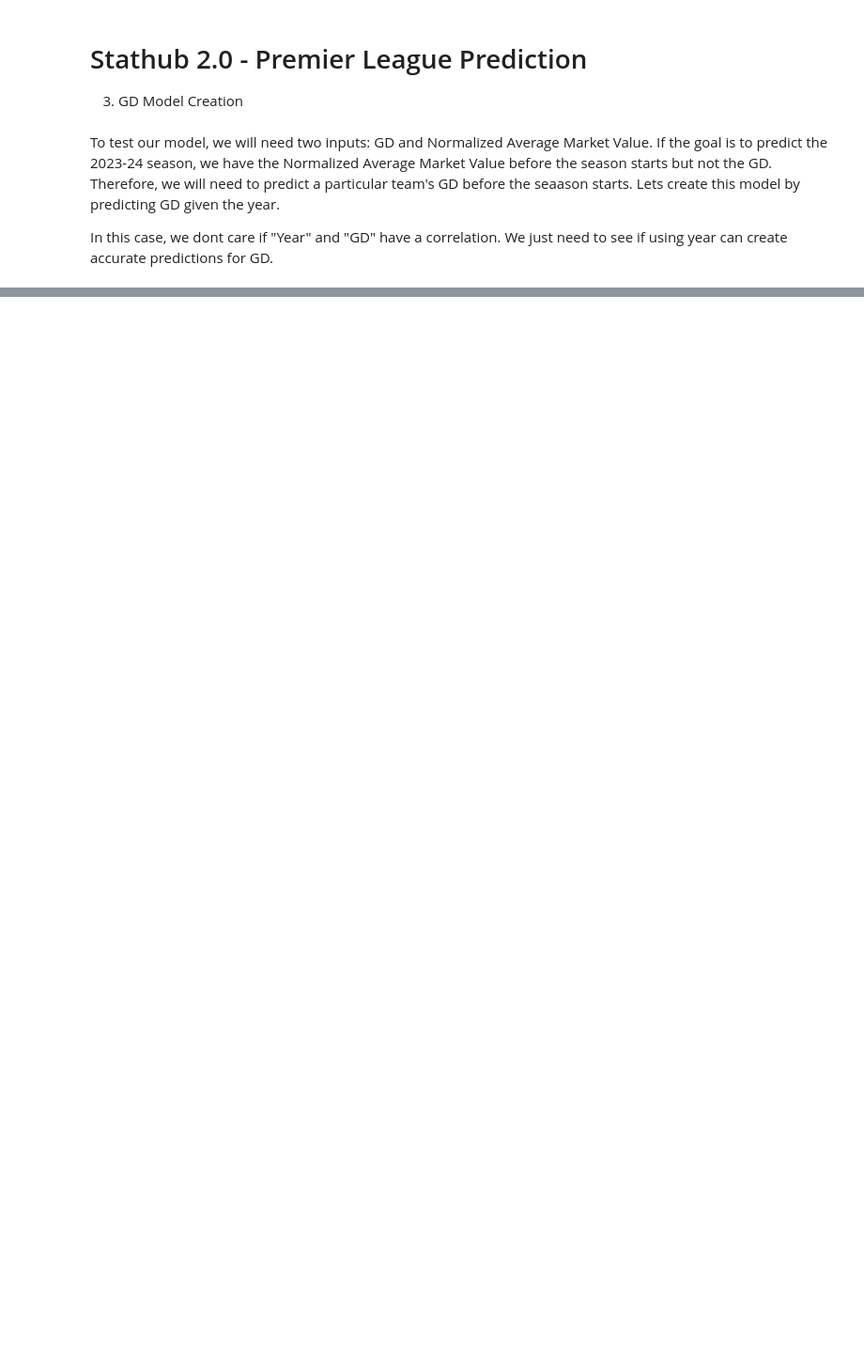
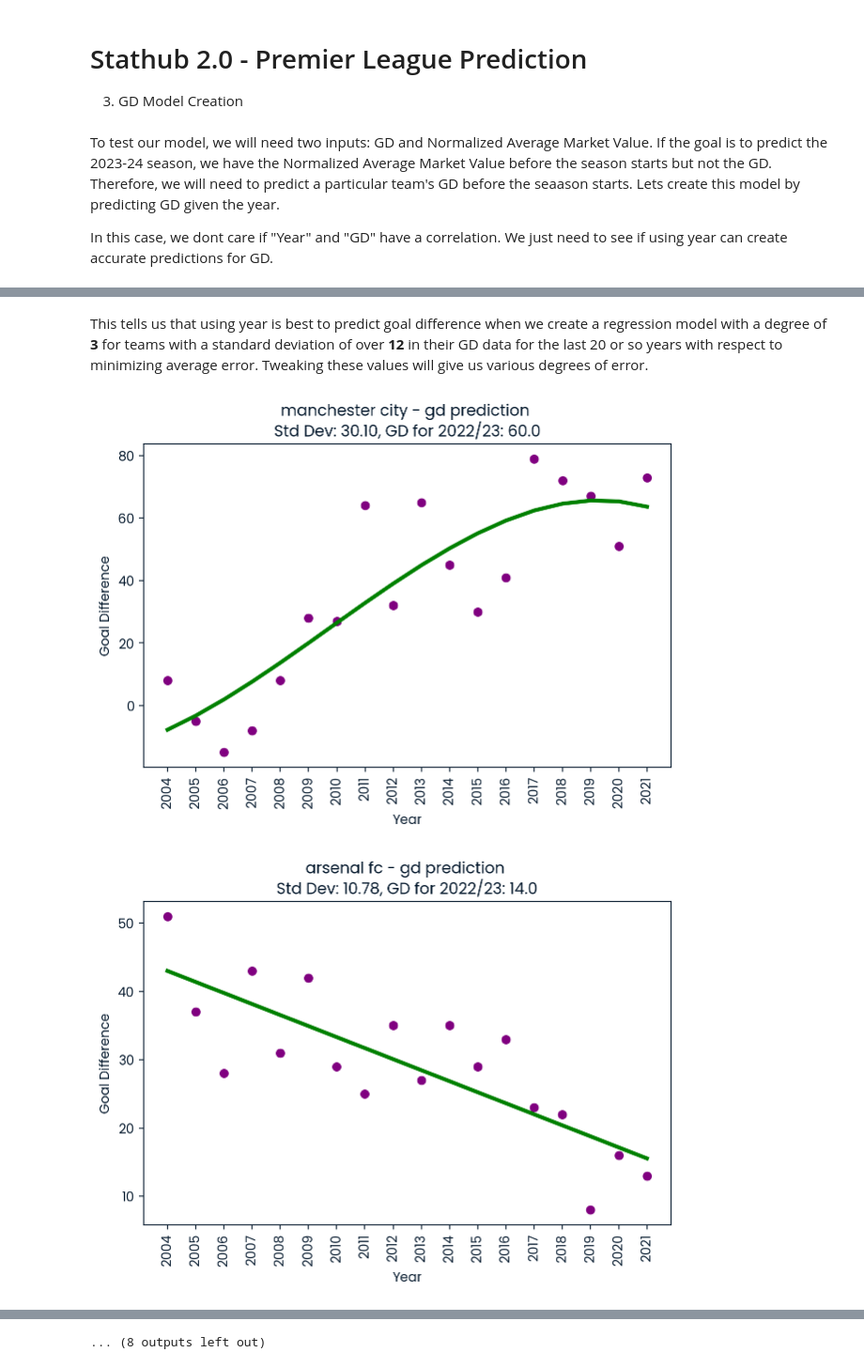
Before and after one commit to apend10/epl_prediction, a Jupyter notebook: 3-GDModel.ipynb, the cells around one changed output, grey strips where cells are left out. Shown at 94% size. Drawn from its saved outputs; the diff is of its cells as text; code cells hidden in the pictures; blank space fills up the shorter version.

```diff
--- a/3-GDModel.ipynb
+++ b/3-GDModel.ipynb
@@ -112,0 +192,24 @@ _________________________________
+# %% [markdown]
+This tells us that using year is best to predict goal difference when we create a regression model with a degree of **3** for teams with a standard deviation of over **12** in their GD data for the last 20 or so years with respect to minimizing average error. Tweaking these values will give us various degrees of error.
+# %%
+#create predictions
+gd_year_prediction_model(3, 12, True)
+differences = []
+
+#create df
+teams_gd_year_df = pd.DataFrame({'Team': teams2223, 'Goal_Difference': gd_data_2223["Goal_Difference"], 'Predicted_Goal_Difference': gd_year_predictions})
+
+#calculate difference
+diff = 0
+for i in range(20):
+    real_diff = (teams_gd_year_df["Goal_Difference"].iloc[i]  -teams_gd_year_df["Predicted_Goal_Difference"].iloc[i])
+    differences.append(real_diff)
+    diff += abs(real_diff)
+diff /= 20
+
+
+#show results
+print("degrees:", 3, "| std_dev:", 12, "----> error: ", diff)
+# %% [output]
+[figure, added]
+[figure, added]
@@ -113 +226,2 @@ _________________________________
+... (8 outputs left out)
 # %%
```
Also changed, not shown: parts of 51 cells of this notebook, 7 other files.
